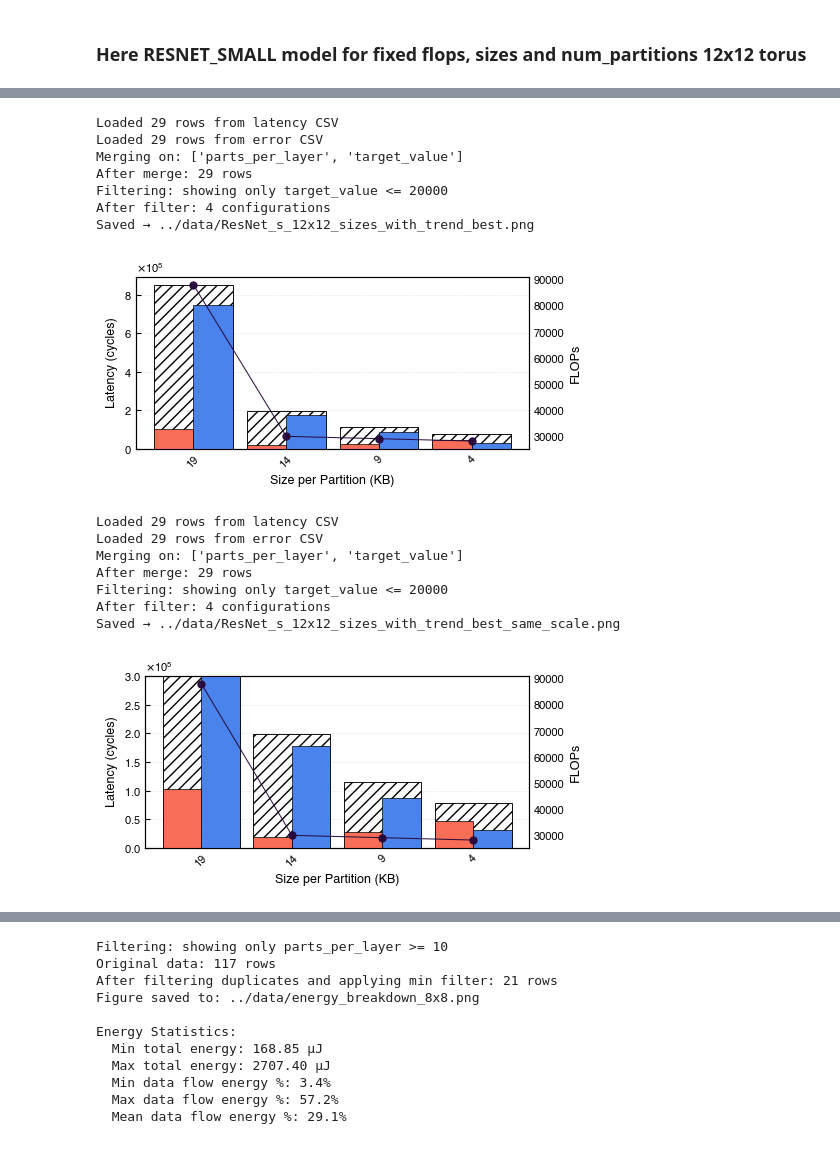
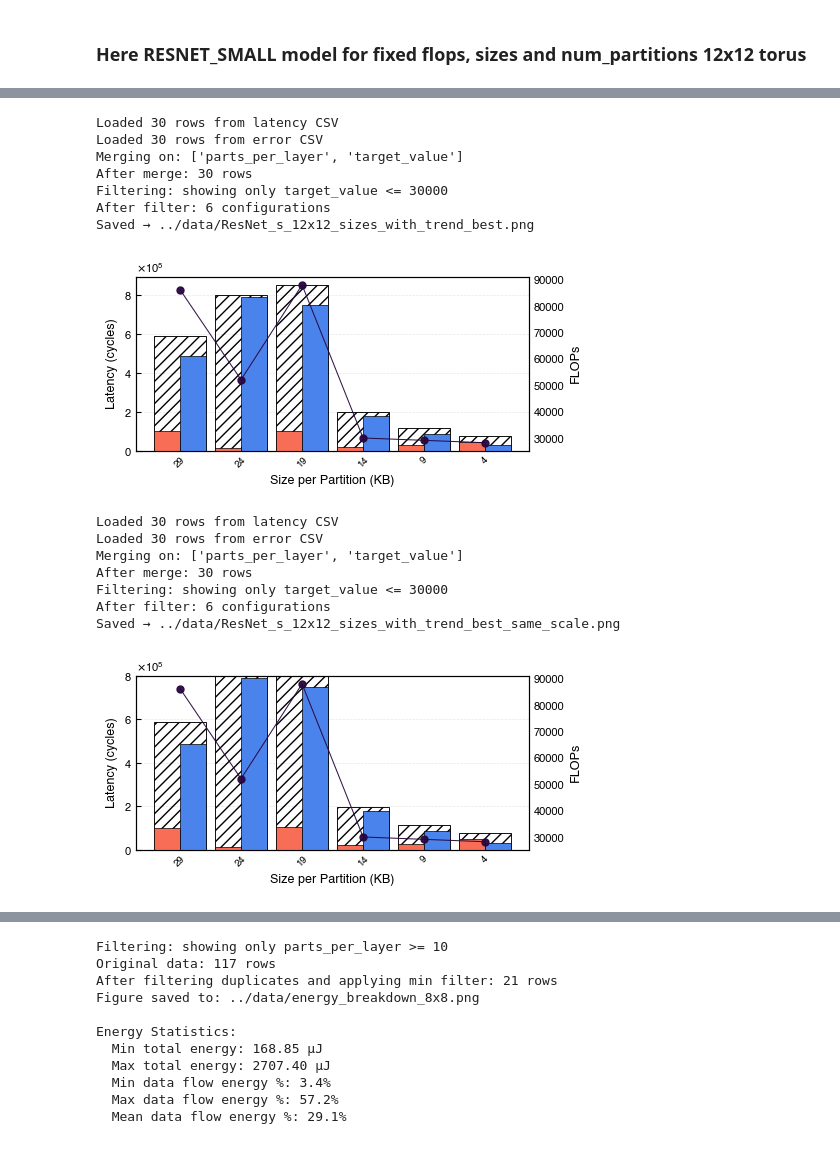
Before and after one commit to jjastrz14/ReNOS, a Jupyter notebook: notebooks/NoC_comparisons.ipynb, the cells around one changed output, grey strips where cells are left out. Drawn from its saved outputs; the diff is of its cells as text; code cells hidden in the pictures.

```diff
--- a/notebooks/NoC_comparisons.ipynb
+++ b/notebooks/NoC_comparisons.ipynb
@@ -1129,7 +1291,7 @@ fig, ax, ax2 = plot_latency_breakdown_with_trend(
     save_path='../data/ResNet_s_12x12_sizes_with_trend_best.png',
     dpi=800,
     min_x_value=None,  # Only show results for 0+ partitions per layer
-    max_x_value=20000,
+    max_x_value=30000,
     take_avg=False,  # Take the best (minimum latency) for duplicates
     x_flops=False,
     x_sizes=True,
@@ -1140,38 +1302,38 @@ fig, ax, ax2 = plot_latency_breakdown_with_trend(
 
 plt.show()
 # %% [output]
-Loaded 29 rows from latency CSV
-Loaded 29 rows from error CSV
+Loaded 30 rows from latency CSV
+Loaded 30 rows from error CSV
 Merging on: ['parts_per_layer', 'target_value']
-After merge: 29 rows
-Filtering: showing only target_value <= 20000
-After filter: 4 configurations
+After merge: 30 rows
+Filtering: showing only target_value <= 30000
+After filter: 6 configurations
 Saved → ../data/ResNet_s_12x12_sizes_with_trend_best.png
-[figure, old version]
+[figure, new version]
 # %%
 fig, ax, ax2 = plot_latency_breakdown_with_trend(
     csv_path1=data_energy_fixed_sizes,
     csv_path2=data_noc_comp_fixed_sizes,
     figsize=(5.0, 2.5),  # Wider than the previous plot
     save_path='../data/ResNet_s_12x12_sizes_with_trend_best_same_scale.png',
     dpi=800,
     min_x_value=None,  # Only show results for 0+ partitions per layer
-    max_x_value=20000,
+    max_x_value=30000,
     take_avg=False,  # Take the best (minimum latency) for duplicates
     x_flops=False,
     x_sizes=True,
     x_descending=True,
     show_legend=False,
     y_scientific=True,
-    y_max=300000)
+    y_max=800000)
 
 plt.show()
 # %% [output]
-Loaded 29 rows from latency CSV
-Loaded 29 rows from error CSV
+Loaded 30 rows from latency CSV
+Loaded 30 rows from error CSV
 Merging on: ['parts_per_layer', 'target_value']
-After merge: 29 rows
-Filtering: showing only target_value <= 20000
-After filter: 4 configurations
+After merge: 30 rows
+Filtering: showing only target_value <= 30000
+After filter: 6 configurations
 Saved → ../data/ResNet_s_12x12_sizes_with_trend_best_same_scale.png
-[figure, old version]
+[figure, new version]
```
Also changed, not shown: parts of 17 cells of this notebook, 2 other files.
